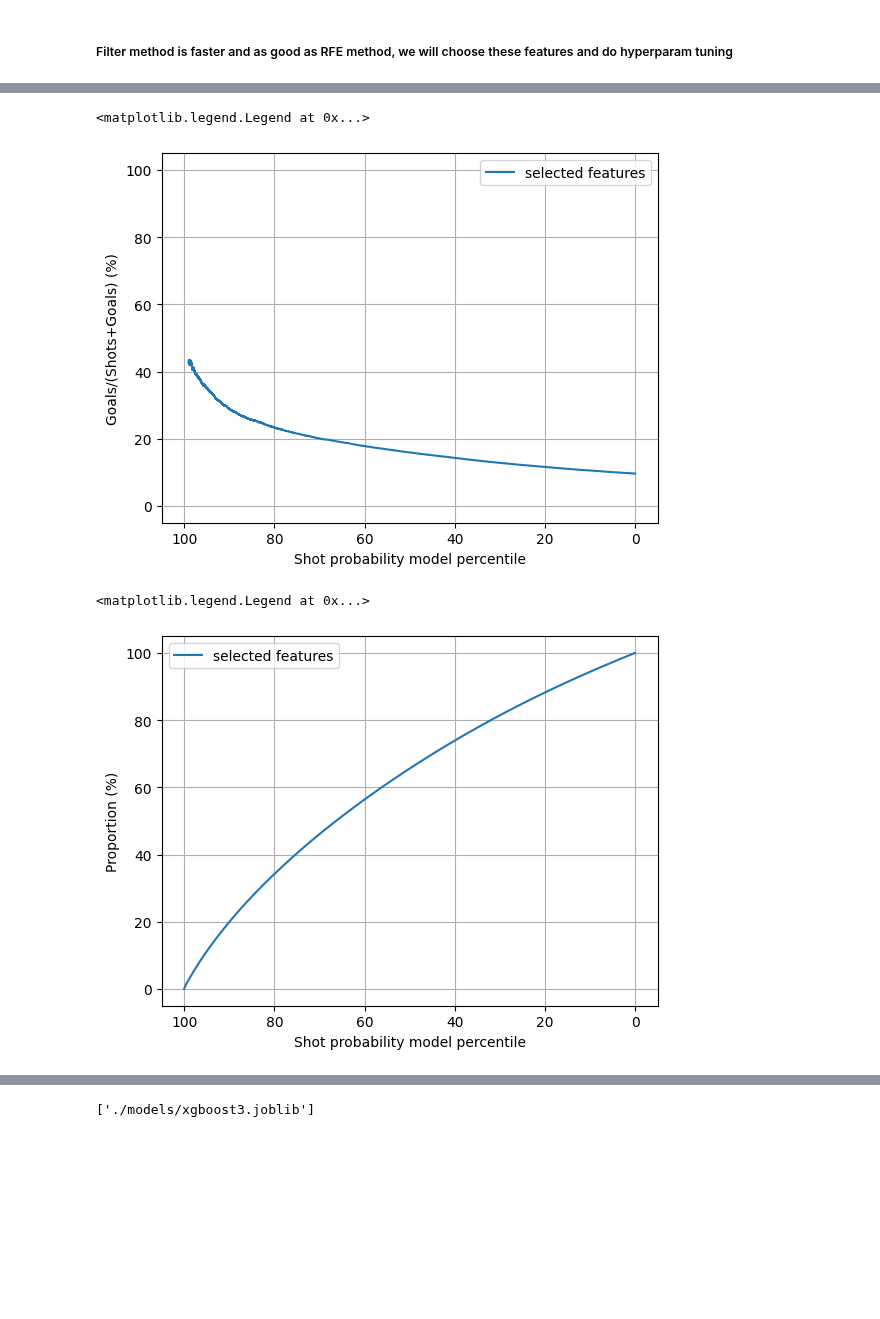
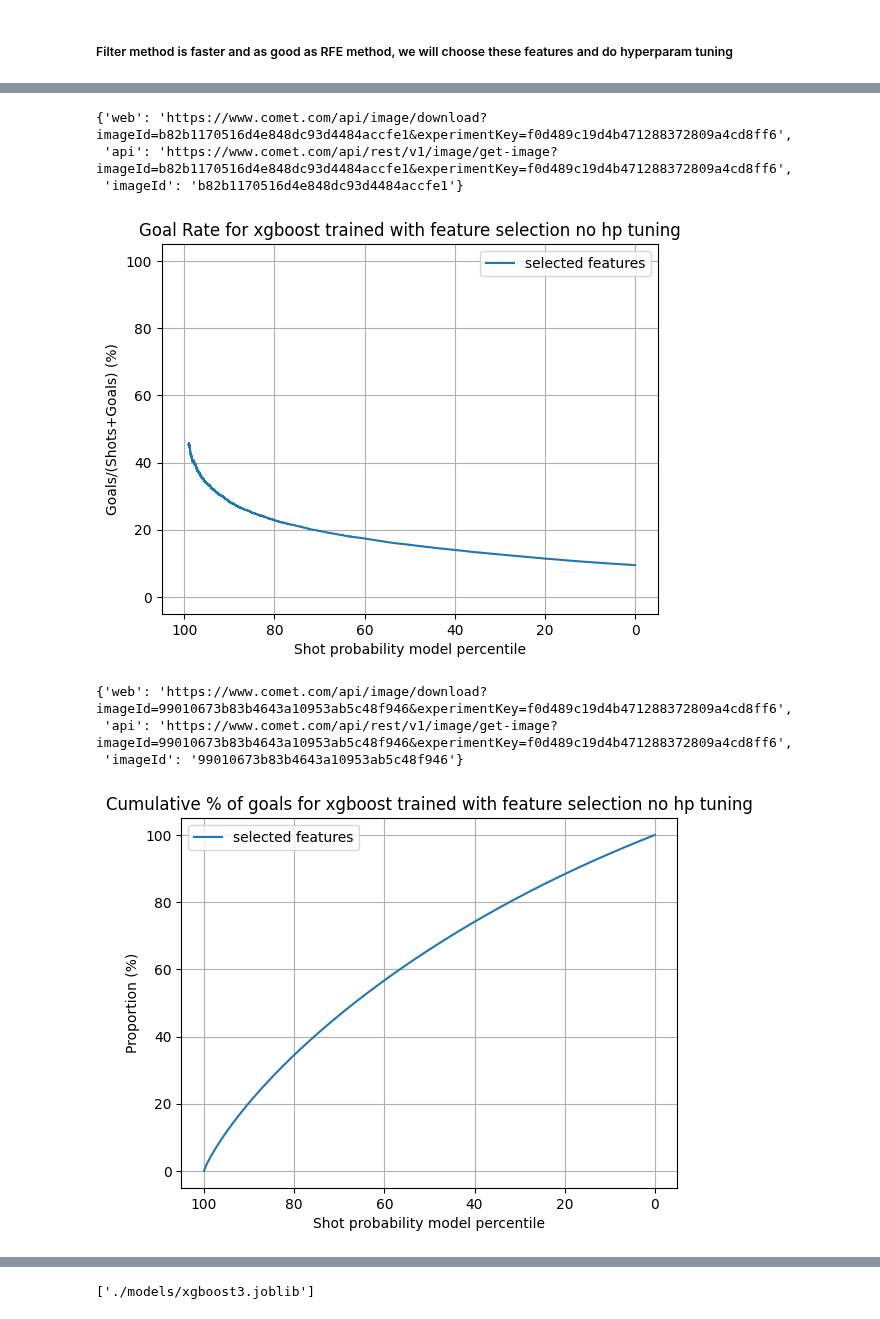
Before and after one commit to hfereidouni/DataScience, a Jupyter notebook: Milestone2/AdvancedModel.ipynb, the cells around one changed output, grey strips where cells are left out. Cells and saved outputs as stored; diff of their text form; code cells hidden in the pictures; blank space fills up the shorter version.

```diff
--- a/Milestone2/AdvancedModel.ipynb
+++ b/Milestone2/AdvancedModel.ipynb
@@ -463,2 +644,2 @@ plt.legend(loc="lower right")
 # %%
-train_X_3_selected = train_X_3_filtered
+train_X_3_selected = train_X_3_filtered.copy()
@@ -487,0 +646,5 @@ fpr,tpr,threshold,roc_auc_score = roc_auc_plot(val_Y_2,val_res_3,'Xgboost','feat
+# %%
+xgboost3 = xgboost2_pretrained.fit(train_X_3_selected,train_Y_2)
+# %%
+predict_proba3 = xgboost3.predict_proba(val_X_3_filtered)
+val_res_3 = predict_proba3[:,1]
@@ -488,5 +659,5 @@ fpr,tpr,threshold,roc_auc_score = roc_auc_plot(val_Y_2,val_res_3,'Xgboost','feat
 # %%
-probas_and_label_3 = helper_df(val_Y_2,val_res_3)
+probas_and_label_3 = helper_df(val_Y_2,predict_proba3)
 probas_and_label_3
 # %% [output]
 |  | is_goal | goal_proba | #goal+#shot | #goal | #goal/#goal+#shot | rank | goal_prob_sum | ... |
@@ -505,23 +676,31 @@ probas_and_label_3
 # %%
 start_length = int(len(probas_and_label_3)*0.01)
-plt.plot(probas_and_label_2['rank'].iloc[start_length:],probas_and_label_2['#goal/#goal+#shot'].iloc[start_length:],label="selected features")
+plt.plot(probas_and_label_3['rank'].iloc[start_length:],probas_and_label_3['#goal/#goal+#shot'].iloc[start_length:],label="selected features")
+plt.title(f'Goal Rate for xgboost trained with feature selection no hp tuning')
 plt.xlim([105,-5])
 plt.ylim([-5,105])
 plt.grid(True)
 plt.ylabel("Goals/(Shots+Goals) (%)")
 plt.xlabel("Shot probability model percentile")
 plt.legend()
+exp.log_figure(figure_name='Goal Rate for xgboost trained with feature selection no hp tuning')
 # %% [output]
-<matplotlib.legend.Legend at 0x...>
+{'web': 'https://www.comet.com/api/image/download?imageId=b82b1170516d4e848dc93d4484accfe1&experimentKey=f0d489c19d4b471288372809a4cd8ff6',
+ 'api': 'https://www.comet.com/api/rest/v1/image/get-image?imageId=b82b1170516d4e848dc93d4484accfe1&experimentKey=f0d489c19d4b471288372809a4cd8ff6',
+ 'imageId': 'b82b1170516d4e848dc93d4484accfe1'}
-[figure, old version]
+[figure, new version]
 # %%
 plt.plot(probas_and_label_3['rank'],probas_and_label_3['cum_percent'],label="selected features")
+plt.title(f'Cumulative % of goals for xgboost trained with feature selection no hp tuning')
 plt.xlim([105,-5])
 plt.ylim([-5,105])
 plt.grid(True)
 plt.ylabel("Proportion (%)")
 plt.xlabel("Shot probability model percentile")
 plt.legend()
+exp.log_figure(figure_name=f'Cumulative % of goals for xgboost trained with feature selection no hp tuning')
 # %% [output]
-<matplotlib.legend.Legend at 0x...>
+{'web': 'https://www.comet.com/api/image/download?imageId=99010673b83b4643a10953ab5c48f946&experimentKey=f0d489c19d4b471288372809a4cd8ff6',
+ 'api': 'https://www.comet.com/api/rest/v1/image/get-image?imageId=99010673b83b4643a10953ab5c48f946&experimentKey=f0d489c19d4b471288372809a4cd8ff6',
+ 'imageId': '99010673b83b4643a10953ab5c48f946'}
-[figure, old version]
+[figure, new version]
```
Also changed, not shown: parts of 68 cells of this notebook, 4 other files.
